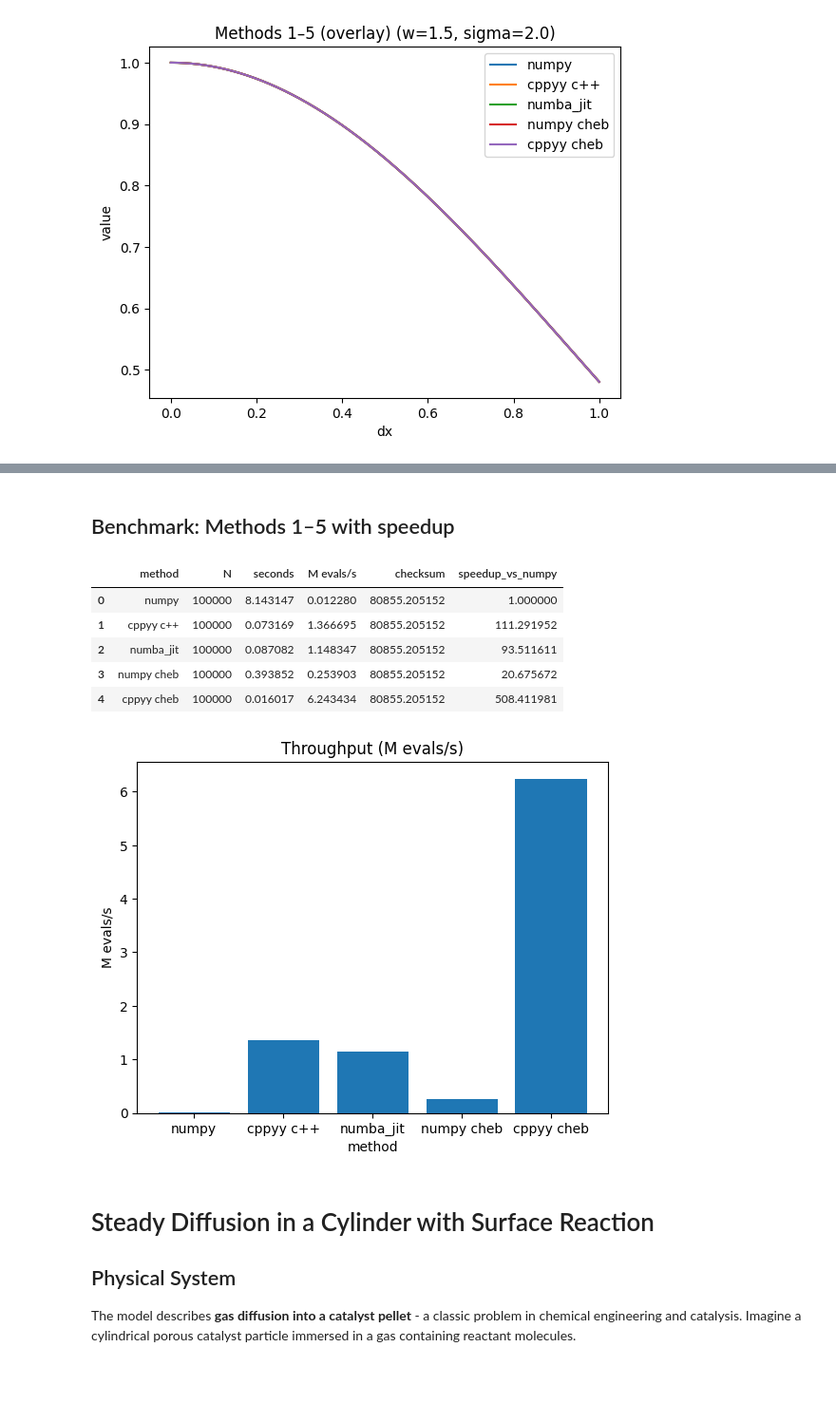
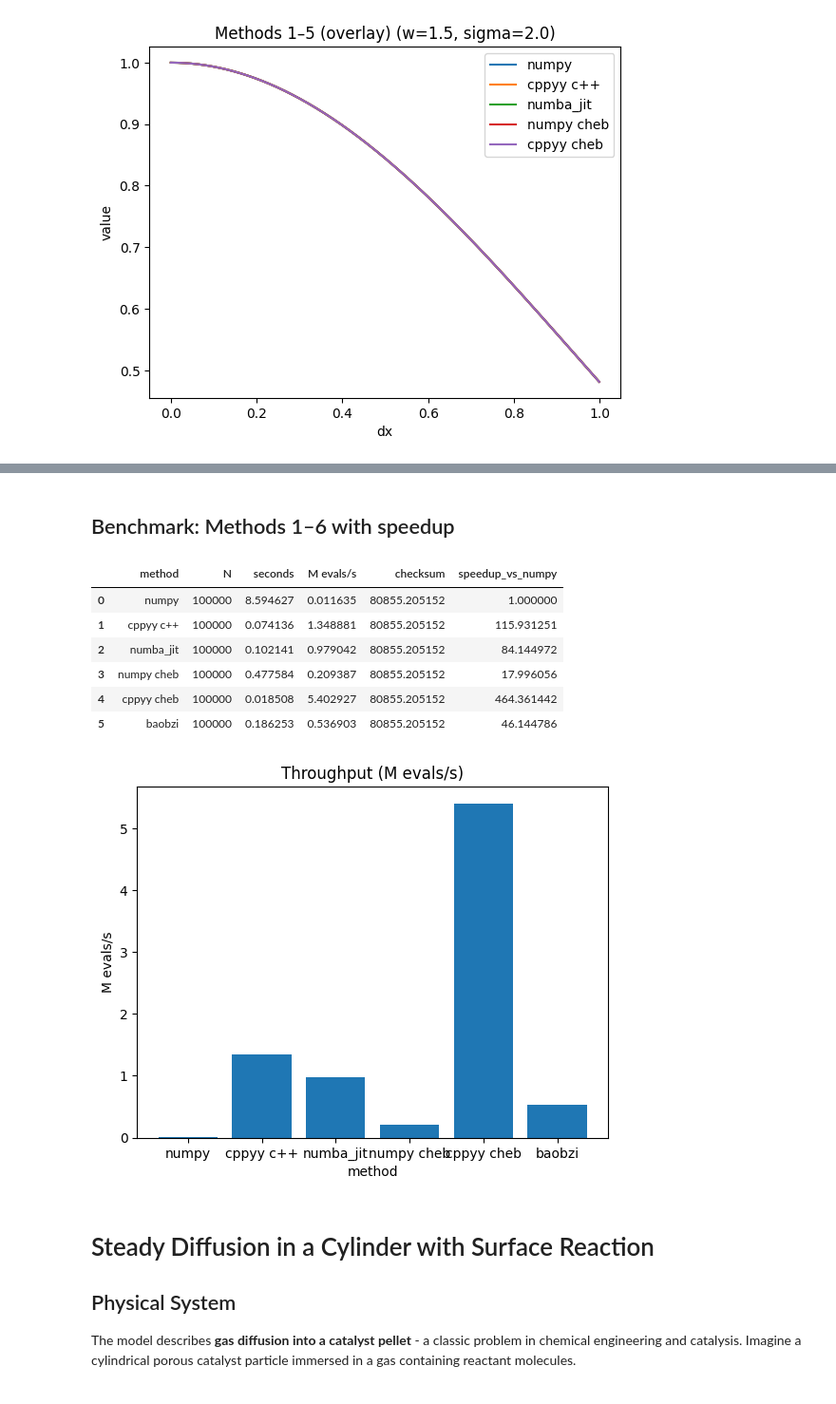
Before and after one commit to DiamonDinoia/fwam2025, a Jupyter notebook: fast-python.ipynb, the cells around one changed output, grey strips where cells are left out. Shown at 95% size. Drawn from its saved outputs; the diff is of its cells as text; code cells hidden in the pictures.

```diff
--- a/fast-python.ipynb
+++ b/fast-python.ipynb
@@ -468,0 +474,15 @@ plot_overlay(curves, title="Methods 1–5 (overlay)")
+# %%
+def kaiser_bessel_wrapper(dx):
+    return kaiser_bessel_numpy(dx[0])
+
+input_dim = 1
+order = 8
+center = np.array([0.5])
+half_length = np.array([0.5])
+tol = 1e-12
+
+kaiser_bessel_baobzi_vectorized = Baobzi(kaiser_bessel_wrapper, input_dim, order, center, half_length, tol)
+
+# Baobzi is intended for vectors, so coax it to scalar eval
+def kaiser_bessel_baobzi(dx):
+    return kaiser_bessel_baobzi_vectorized(np.array([dx]))
@@ -469,31 +505,33 @@ plot_overlay(curves, title="Methods 1–5 (overlay)")
 # %% [markdown]
-## Benchmark: Methods 1–5 with speedup
+## Benchmark: Methods 1–6 with speedup
 # %%
 results.append(benchmark_func(lambda x: kaiser_bessel_cheb(x), "cppyy cheb", dx_bench))
+results.append(benchmark_func(lambda x: kaiser_bessel_baobzi(x), "baobzi", dx_bench))
 
 df = pd.DataFrame(results)
 df = add_relative_speedup(df, baseline="numpy")
 # Reorder rows to the requested method order if present
 order = ["numpy", "cppyy c++", "numba_jit", "numpy cheb", "cppyy cheb"]
 df["order_idx"] = df["method"].apply(lambda m: order.index(m) if m in order else 999)
 df = df.sort_values(["order_idx"]).drop(columns=["order_idx"]).reset_index(drop=True)
 display(df)
 
 # Optional: simple throughput bar
 plt.figure()
 plt.bar(df["method"], df["M evals/s"])
 plt.title("Throughput (M evals/s)")
 plt.ylabel("M evals/s")
 plt.xlabel("method")
 plt.show()
 # %% [output]
 |  | method | N | seconds | M evals/s | checksum | speedup_vs_numpy |
-| 0 | numpy | 100000 | 8.143147 | 0.012280 | 80855.205152 | 1.000000 |
-| 1 | cppyy c++ | 100000 | 0.073169 | 1.366695 | 80855.205152 | 111.291952 |
-| 2 | numba_jit | 100000 | 0.087082 | 1.148347 | 80855.205152 | 93.511611 |
-| 3 | numpy cheb | 100000 | 0.393852 | 0.253903 | 80855.205152 | 20.675672 |
-| 4 | cppyy cheb | 100000 | 0.016017 | 6.243434 | 80855.205152 | 508.411981 |
+| 0 | numpy | 100000 | 8.594627 | 0.011635 | 80855.205152 | 1.000000 |
+| 1 | cppyy c++ | 100000 | 0.074136 | 1.348881 | 80855.205152 | 115.931251 |
+| 2 | numba_jit | 100000 | 0.102141 | 0.979042 | 80855.205152 | 84.144972 |
+| 3 | numpy cheb | 100000 | 0.477584 | 0.209387 | 80855.205152 | 17.996056 |
+| 4 | cppyy cheb | 100000 | 0.018508 | 5.402927 | 80855.205152 | 464.361442 |
+| 5 | baobzi | 100000 | 0.186253 | 0.536903 | 80855.205152 | 46.144786 |
-[figure, old version]
+[figure, new version]
 # %% [markdown]
 # Steady Diffusion in a Cylinder with Surface Reaction
 
```
Also changed, not shown: parts of 11 cells of this notebook.
